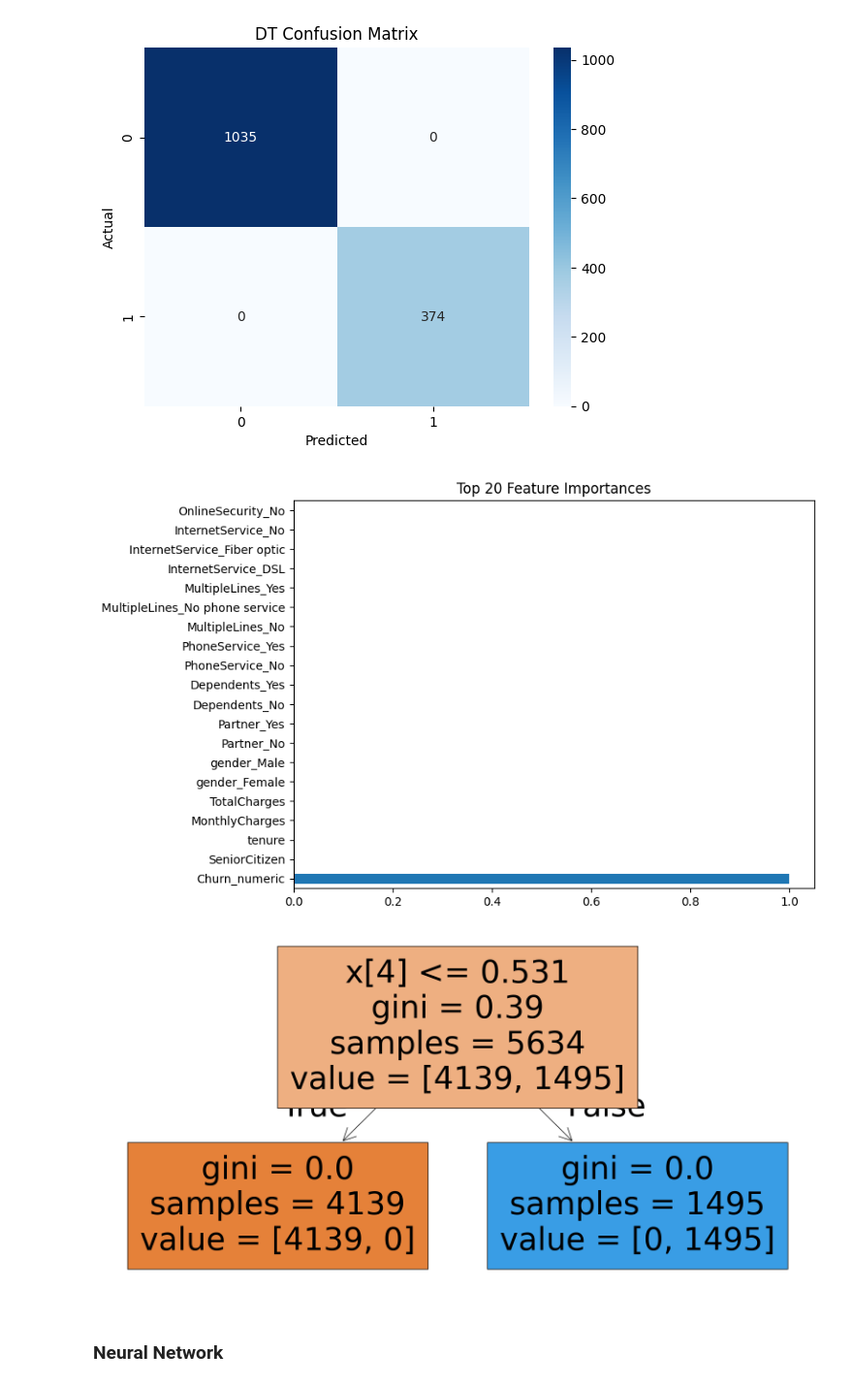
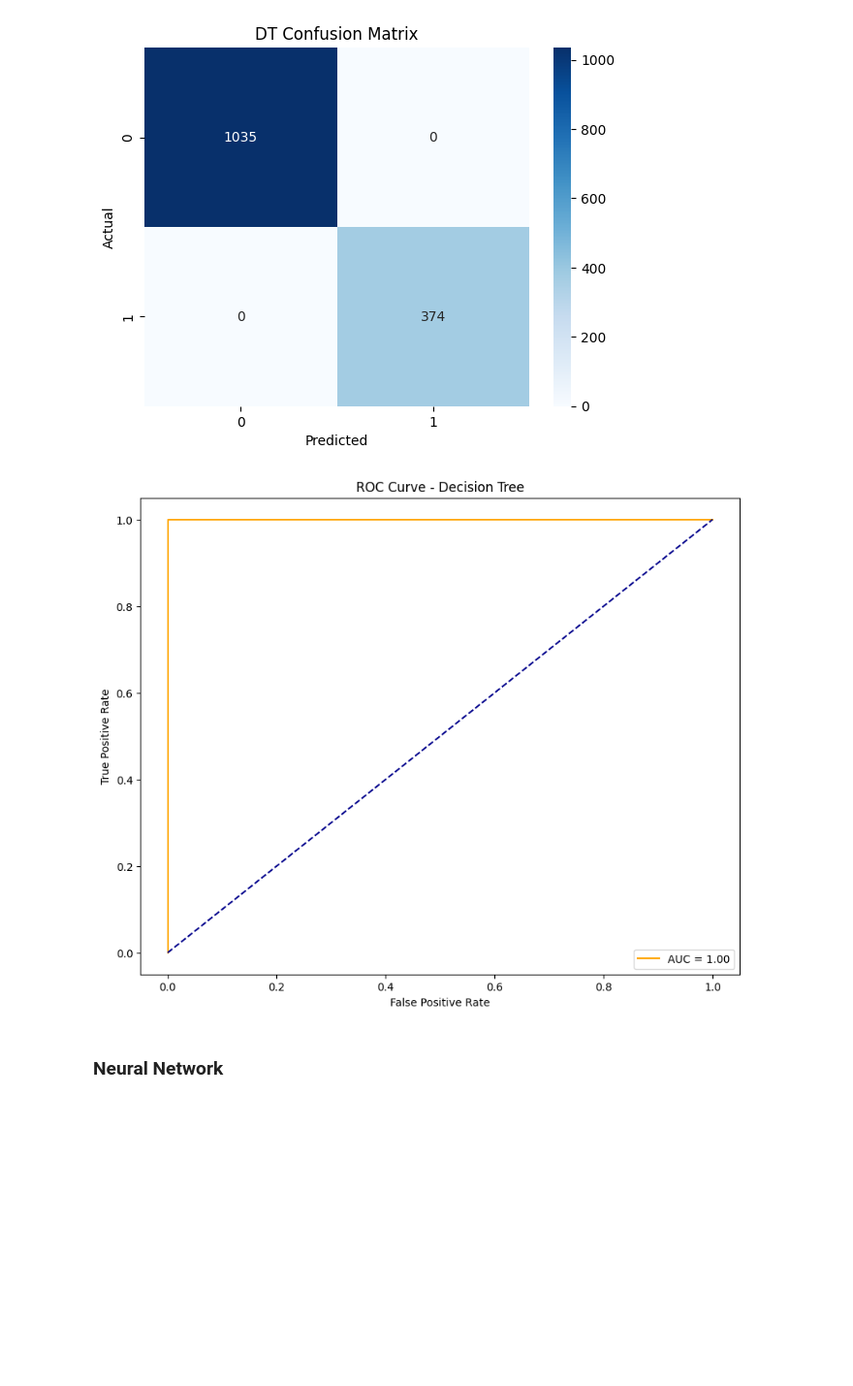
Before and after one commit to meleeshagamage/CourseWork_ML, a Jupyter notebook: ML_CW.ipynb, the cells around one changed output. Shown at 97% size. Drawn from its saved outputs; the diff is of its cells as text; code cells hidden in the pictures; blank space fills up the shorter version.

```diff
--- a/ML_CW.ipynb
+++ b/ML_CW.ipynb
@@ -303,27 +318,28 @@ plt.xlabel('Predicted'); plt.ylabel('Actual'); plt.title('DT Confusion Matrix')
 plt.show()
 # %% [output]
 [figure]
-# %%
-# Get feature names
-ohe = best_dt.named_steps['preproc'].named_transformers_['cat']['onehot']
-cat_feature_names = ohe.get_feature_names_out(cat_cols)
-final_feature_names = list(num_cols) + list(cat_feature_names)
-
-# Plot importances
-importances = best_dt.named_steps['clf'].feature_importances_
-imp_series = pd.Series(importances, index=final_feature_names).sort_values(ascending=False)
-
-imp_series.head(20).plot(kind='barh', figsize=(8,6))
-plt.title("Top 20 Feature Importances")
-plt.show()
-# %% [output]
-[figure, removed]
-# %%
-plt.figure(figsize=(20,10))
-plot_tree(best_dt.named_steps['clf'], max_depth=3, filled=True)
-plt.show()
-# %% [output]
-[figure, removed]
+# %%
+# Predicted probabilities
+y_proba_dt = best_dt.predict_proba(X_test)[:, 1]
+
+# Compute ROC curve values
+fpr_dt, tpr_dt, _ = roc_curve(y_test, y_proba_dt)
+auc_score_dt = auc(fpr_dt, tpr_dt)
+# %%
+# ROC Curve
+def plot_roc_curve(fpr, tpr, auc_score, model_name="Model"):
+    plt.figure(figsize=(10,8))
+    plt.plot(fpr, tpr, color='orange', label=f'AUC = {auc_score:.2f}')
+    plt.plot([0, 1], [0, 1], color='darkblue', linestyle='--')
+    plt.xlabel('False Positive Rate')
+    plt.ylabel('True Positive Rate')
+    plt.title(f'ROC Curve - {model_name}')
+    plt.legend()
+    plt.show()
+# %%
+plot_roc_curve(fpr_dt, tpr_dt, auc_score_dt, model_name="Decision Tree")
+# %% [output]
+[figure, added]
 # %% [markdown]
 ### Neural Network
 # %%
```
Also changed, not shown: parts of 5 cells of this notebook.
